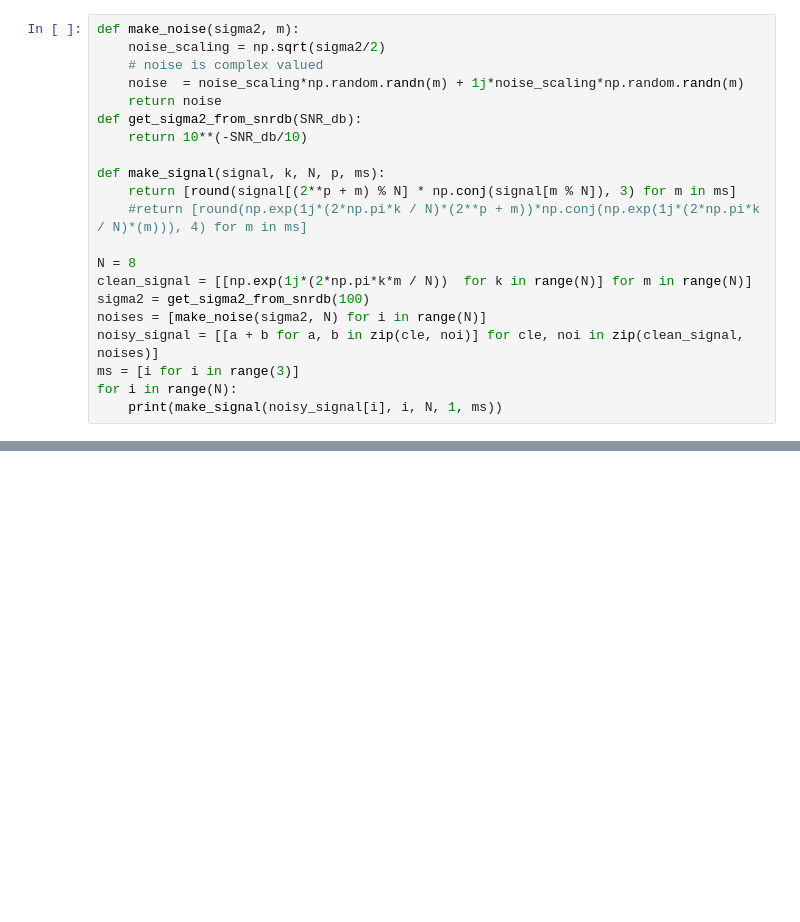
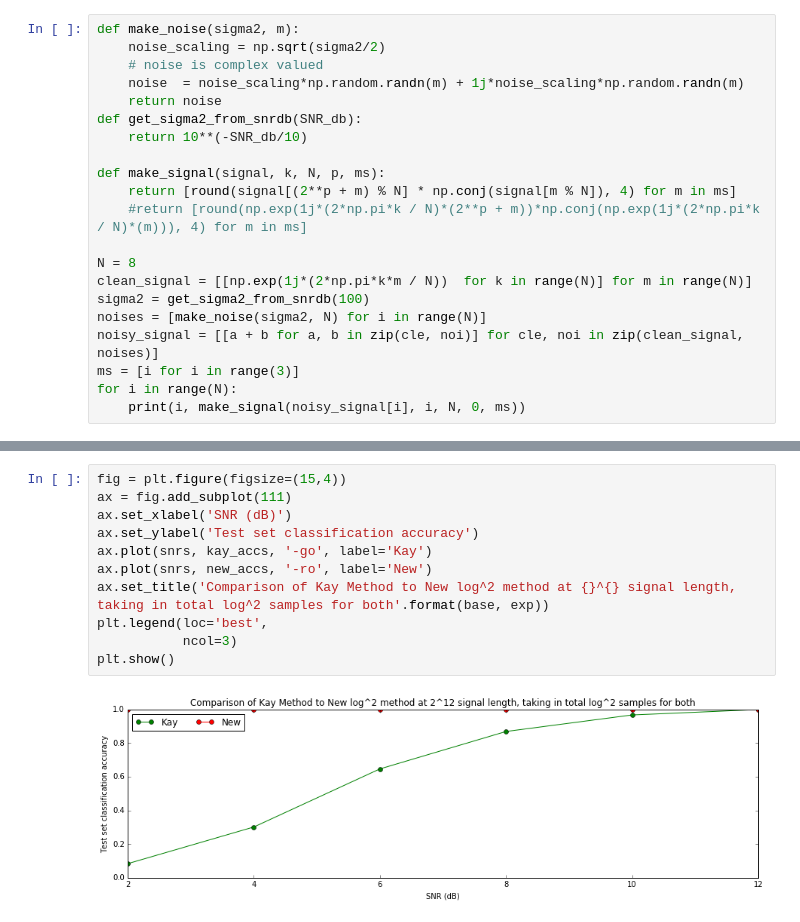
Before and after one commit to shloak/frequency, a Jupyter notebook: network_testing/Results/new_signal_gen.ipynb, the cells around one changed output, grey strips where cells are left out. Cells and saved outputs as stored; diff of their text form; blank space fills up the shorter version.

```diff
--- a/network_testing/Results/new_signal_gen.ipynb
+++ b/network_testing/Results/new_signal_gen.ipynb
@@ -35,7 +22,7 @@ def get_sigma2_from_snrdb(SNR_db):
     return 10**(-SNR_db/10)
 
 def make_signal(signal, k, N, p, ms):
-    return [round(signal[(2**p + m) % N] * np.conj(signal[m % N]), 3) for m in ms]
+    return [round(signal[(2**p + m) % N] * np.conj(signal[m % N]), 4) for m in ms]
     #return [round(np.exp(1j*(2*np.pi*k / N)*(2**p + m))*np.conj(np.exp(1j*(2*np.pi*k / N)*(m))), 4) for m in ms]
 
 N = 8
@@ -45,5 +32,5 @@ noises = [make_noise(sigma2, N) for i in range(N)]
 noisy_signal = [[a + b for a, b in zip(cle, noi)] for cle, noi in zip(clean_signal, noises)]
 ms = [i for i in range(3)]
 for i in range(N):
-    print(make_signal(noisy_signal[i], i, N, 1, ms))
+    print(i, make_signal(noisy_signal[i], i, N, 0, ms))
 # %% [output]
@@ -89,0 +144,13 @@ array([[ 1.00000000e+00+0.0000000e+00j,  1.00000000e+00+0.0000000e+00j],
+# %%
+fig = plt.figure(figsize=(15,4))
+ax = fig.add_subplot(111)
+ax.set_xlabel('SNR (dB)')
+ax.set_ylabel('Test set classification accuracy')
+ax.plot(snrs, kay_accs, '-go', label='Kay')
+ax.plot(snrs, new_accs, '-ro', label='New')
+ax.set_title('Comparison of Kay Method to New log^2 method at {}^{} signal length, taking in total log^2 samples for both'.format(base, exp))
+plt.legend(loc='best',
+           ncol=3)
+plt.show()
+# %% [output]
+[figure, added]
```
Also changed, not shown: parts of 6 cells of this notebook, 7 other files.
